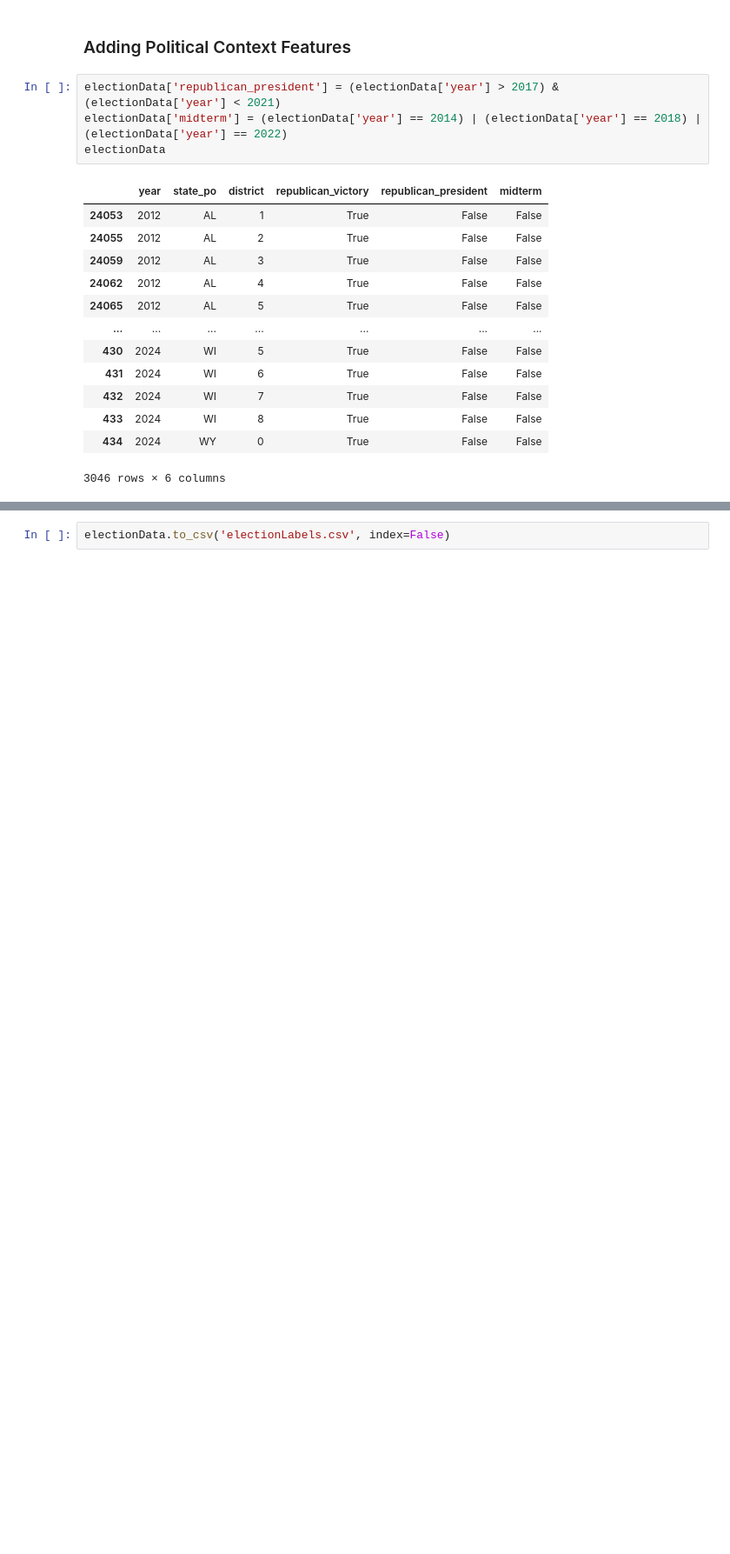
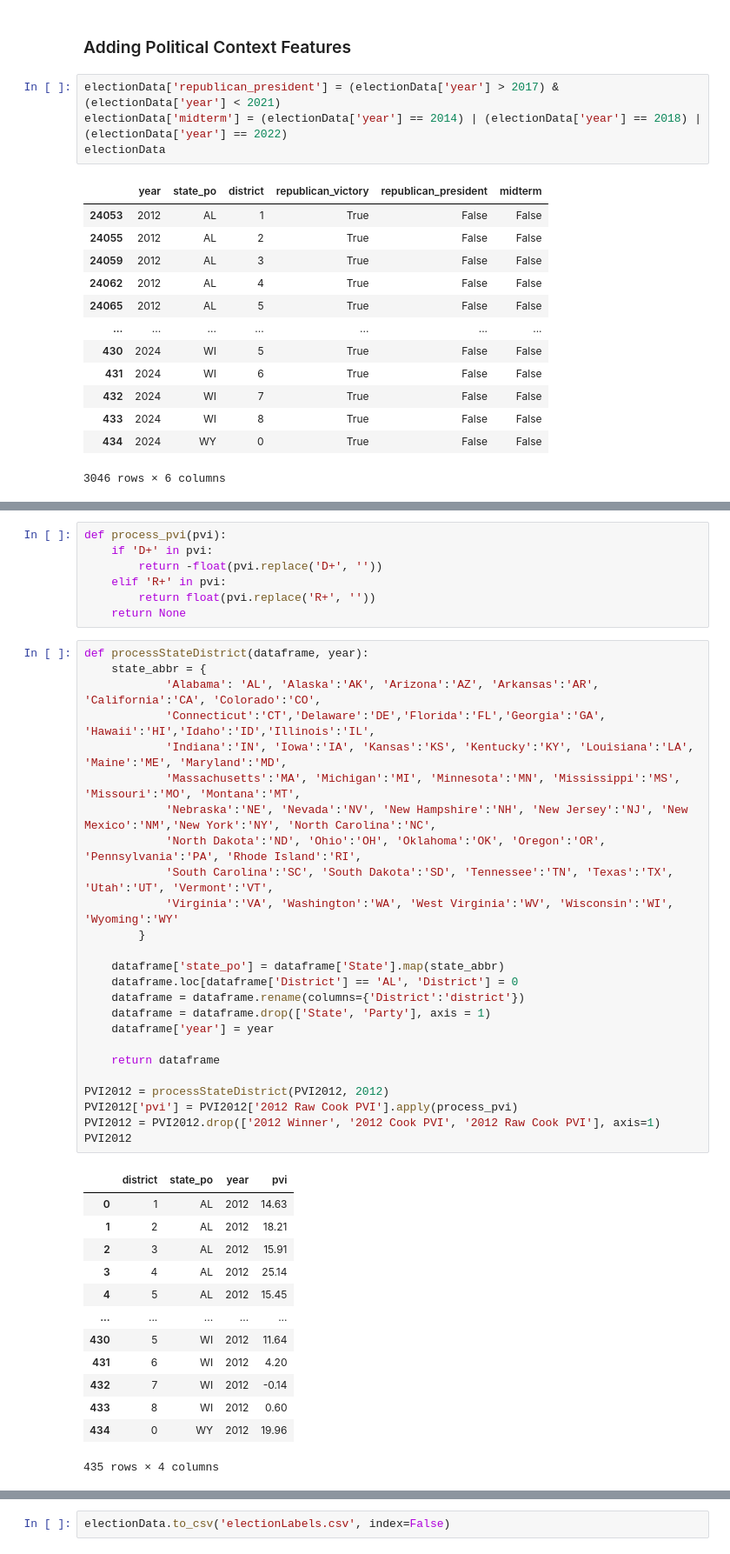
Before and after one commit to fcostell0/DS496Capstone, a Jupyter notebook: Processed Data/HouseElectionDataProcessing.ipynb, the cells around one changed output, grey strips where cells are left out. Shown at 87% size. Drawn from its saved outputs; the diff is of its cells as text; blank space fills up the shorter version.

```diff
--- a/Processed Data/HouseElectionDataProcessing.ipynb
+++ b/Processed Data/HouseElectionDataProcessing.ipynb
@@ -155,0 +177,46 @@ electionData
+# %%
+def process_pvi(pvi):
+    if 'D+' in pvi:
+        return -float(pvi.replace('D+', ''))
+    elif 'R+' in pvi:
+        return float(pvi.replace('R+', ''))
+    return None
+# %%
+def processStateDistrict(dataframe, year):
+    state_abbr = {
+            'Alabama': 'AL', 'Alaska':'AK', 'Arizona':'AZ', 'Arkansas':'AR', 'California':'CA', 'Colorado':'CO',
+            'Connecticut':'CT','Delaware':'DE','Florida':'FL','Georgia':'GA', 'Hawaii':'HI','Idaho':'ID','Illinois':'IL',
+            'Indiana':'IN', 'Iowa':'IA', 'Kansas':'KS', 'Kentucky':'KY', 'Louisiana':'LA', 'Maine':'ME', 'Maryland':'MD',
+            'Massachusetts':'MA', 'Michigan':'MI', 'Minnesota':'MN', 'Mississippi':'MS', 'Missouri':'MO', 'Montana':'MT',
+            'Nebraska':'NE', 'Nevada':'NV', 'New Hampshire':'NH', 'New Jersey':'NJ', 'New Mexico':'NM','New York':'NY', 'North Carolina':'NC',
+            'North Dakota':'ND', 'Ohio':'OH', 'Oklahoma':'OK', 'Oregon':'OR', 'Pennsylvania':'PA', 'Rhode Island':'RI',
+            'South Carolina':'SC', 'South Dakota':'SD', 'Tennessee':'TN', 'Texas':'TX', 'Utah':'UT', 'Vermont':'VT',
+            'Virginia':'VA', 'Washington':'WA', 'West Virginia':'WV', 'Wisconsin':'WI', 'Wyoming':'WY'
+        }
+
+    dataframe['state_po'] = dataframe['State'].map(state_abbr)
+    dataframe.loc[dataframe['District'] == 'AL', 'District'] = 0
+    dataframe = dataframe.rename(columns={'District':'district'})
+    dataframe = dataframe.drop(['State', 'Party'], axis = 1)
+    dataframe['year'] = year
+
+    return dataframe
+
+PVI2012 = processStateDistrict(PVI2012, 2012)
+PVI2012['pvi'] = PVI2012['2012 Raw Cook PVI'].apply(process_pvi)
+PVI2012 = PVI2012.drop(['2012 Winner', '2012 Cook PVI', '2012 Raw Cook PVI'], axis=1)
+PVI2012
+# %% [output]
+|  | district | state_po | year | pvi |
+| 0 | 1 | AL | 2012 | 14.63 |
+| 1 | 2 | AL | 2012 | 18.21 |
+| 2 | 3 | AL | 2012 | 15.91 |
+| 3 | 4 | AL | 2012 | 25.14 |
+| 4 | 5 | AL | 2012 | 15.45 |
+| ... | ... | ... | ... | ... |
+| 430 | 5 | WI | 2012 | 11.64 |
+| 431 | 6 | WI | 2012 | 4.20 |
+| 432 | 7 | WI | 2012 | -0.14 |
+| 433 | 8 | WI | 2012 | 0.60 |
+| 434 | 0 | WY | 2012 | 19.96 |
+435 rows × 4 columns
```
Also changed, not shown: parts of 21 cells of this notebook, 1 other file.
